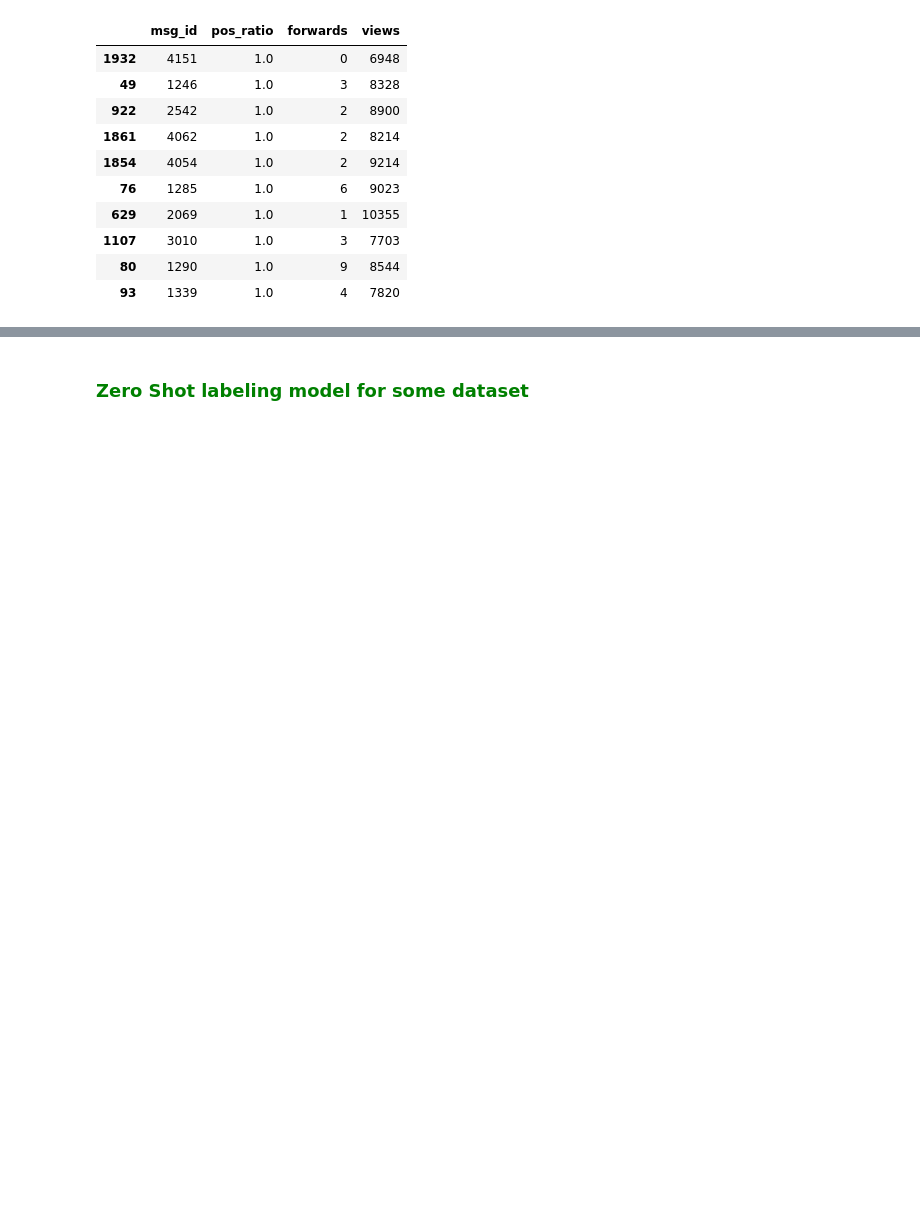
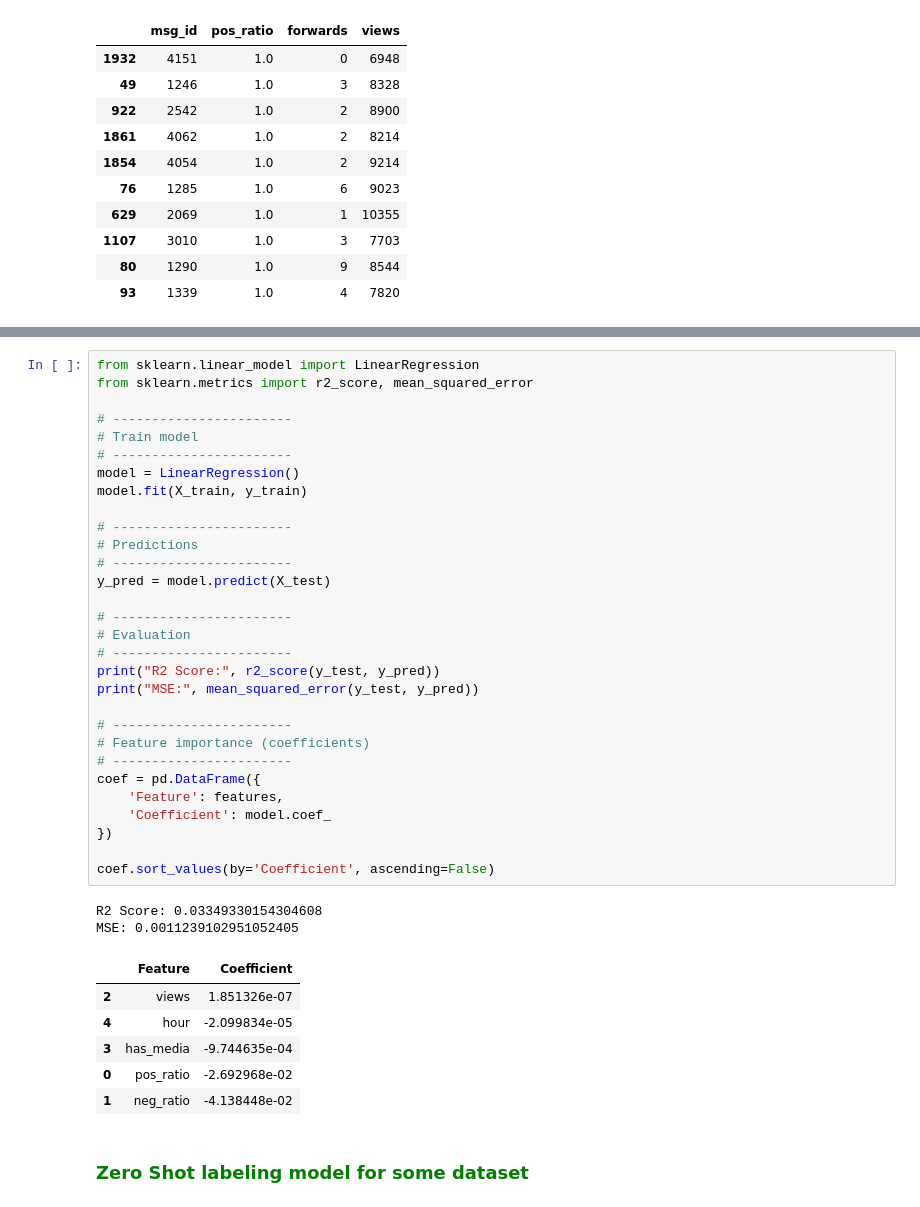
Before and after one commit to birhanumoges/Social-Media-Comment-Analysis, a Jupyter notebook: analysis_notebooks/NLP_model.ipynb, the cells around one changed output, grey strips where cells are left out. Saved outputs shown, nothing was run; the diff lists cells and outputs as text; blank space fills up the shorter version.

Commit message:
add linear regression model codes

```diff
--- a/analysis_notebooks/NLP_model.ipynb
+++ b/analysis_notebooks/NLP_model.ipynb
@@ -1855,3 +1885,42 @@ Top positive posts:
+# %%
+from sklearn.linear_model import LinearRegression
+from sklearn.metrics import r2_score, mean_squared_error
+
+# -----------------------
+# Train model
+# -----------------------
+model = LinearRegression()
+model.fit(X_train, y_train)
+
+# -----------------------
+# Predictions
+# -----------------------
+y_pred = model.predict(X_test)
+
+# -----------------------
+# Evaluation
+# -----------------------
+print("R2 Score:", r2_score(y_test, y_pred))
+print("MSE:", mean_squared_error(y_test, y_pred))
+
+# -----------------------
+# Feature importance (coefficients)
+# -----------------------
+coef = pd.DataFrame({
+    'Feature': features,
+    'Coefficient': model.coef_
+})
+
+coef.sort_values(by='Coefficient', ascending=False)
+# %% [output]
+R2 Score: 0.03349330154304608
+MSE: 0.0011239102951052405
+|  | Feature | Coefficient |
+| 2 | views | 1.851326e-07 |
+| 4 | hour | -2.099834e-05 |
+| 3 | has_media | -9.744635e-04 |
+| 0 | pos_ratio | -2.692968e-02 |
+| 1 | neg_ratio | -4.138448e-02 |
 # %% [markdown]
 <h3 style = "color: green"> Zero Shot labeling model for some dataset</h3>
 # %%
```
Also changed, not shown: parts of 1 cell of this notebook.
